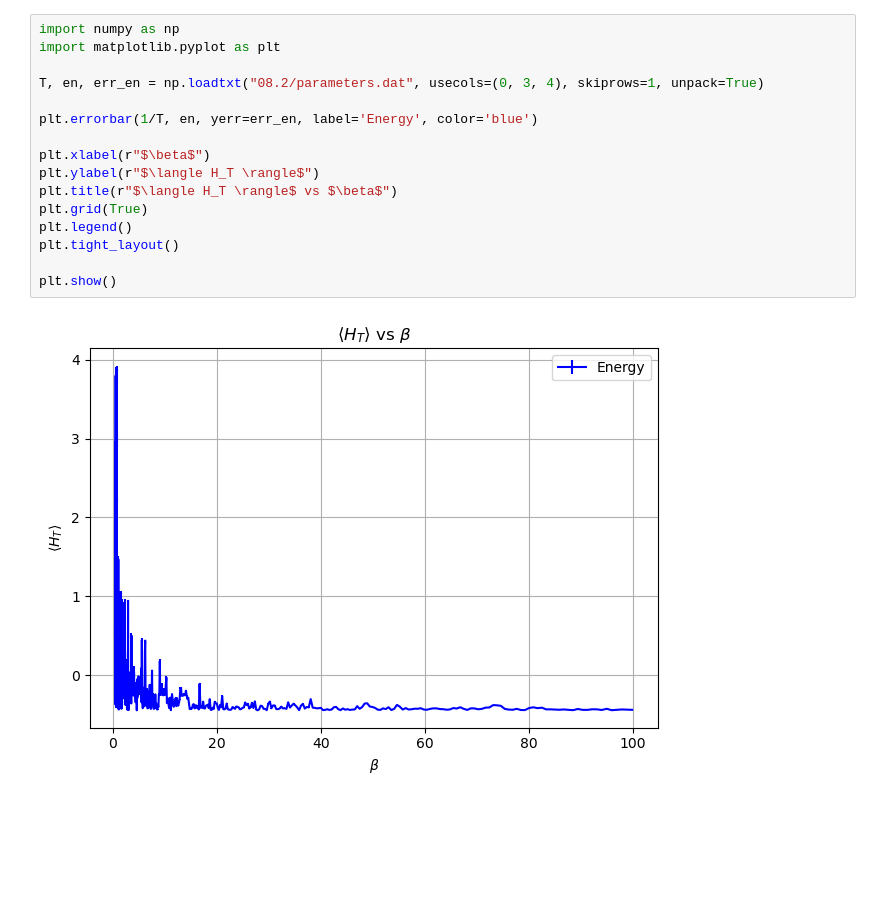
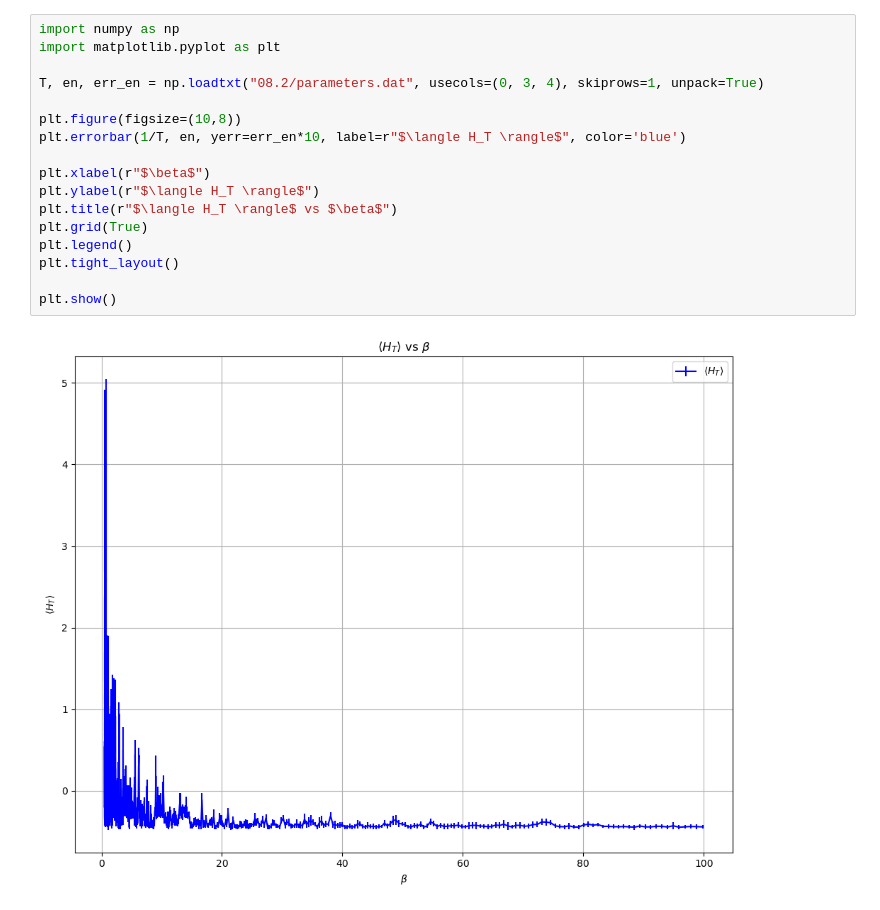
Before and after one commit to mattianasi/Numerical_simulation_laboratory, a Jupyter notebook: Lezione 8/Ex8.ipynb, the cells around one changed output. Cells and saved outputs as stored; diff of their text form; blank space fills up the shorter version.

```diff
--- a/Lezione 8/Ex8.ipynb
+++ b/Lezione 8/Ex8.ipynb
@@ -1,18 +104,19 @@
 # %%
 import numpy as np
 import matplotlib.pyplot as plt
 
 T, en, err_en = np.loadtxt("08.2/parameters.dat", usecols=(0, 3, 4), skiprows=1, unpack=True)
 
-plt.errorbar(1/T, en, yerr=err_en, label='Energy', color='blue')
+plt.figure(figsize=(10,8))
+plt.errorbar(1/T, en, yerr=err_en*10, label=r"$\langle H_T \rangle$", color='blue')
 
 plt.xlabel(r"$\beta$")
 plt.ylabel(r"$\langle H_T \rangle$")
 plt.title(r"$\langle H_T \rangle$ vs $\beta$")
 plt.grid(True)
 plt.legend()
 plt.tight_layout()
 
 plt.show()
 # %% [output]
-[figure, old version]
+[figure, new version]
```
Also changed, not shown: parts of 14 cells of this notebook, 27 other files.
